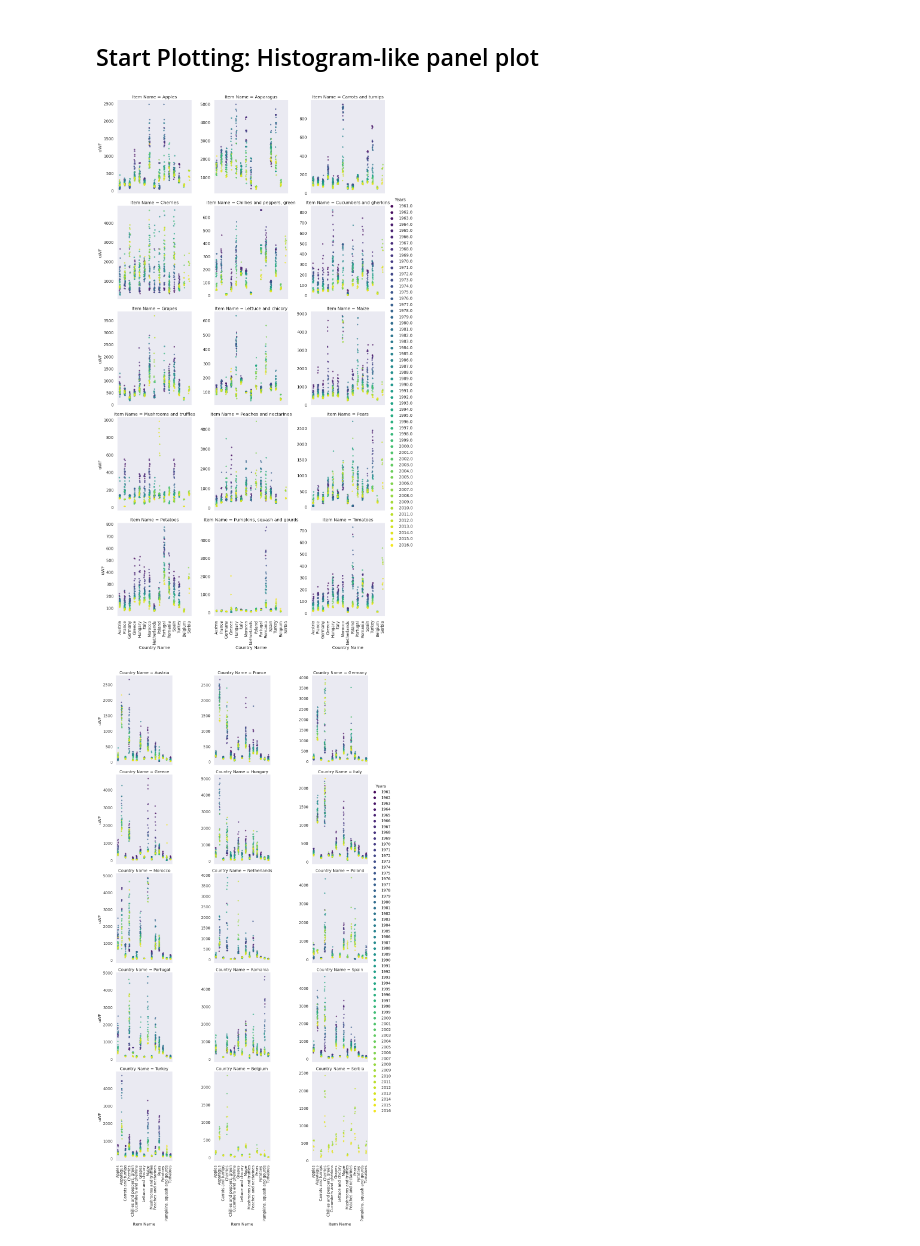
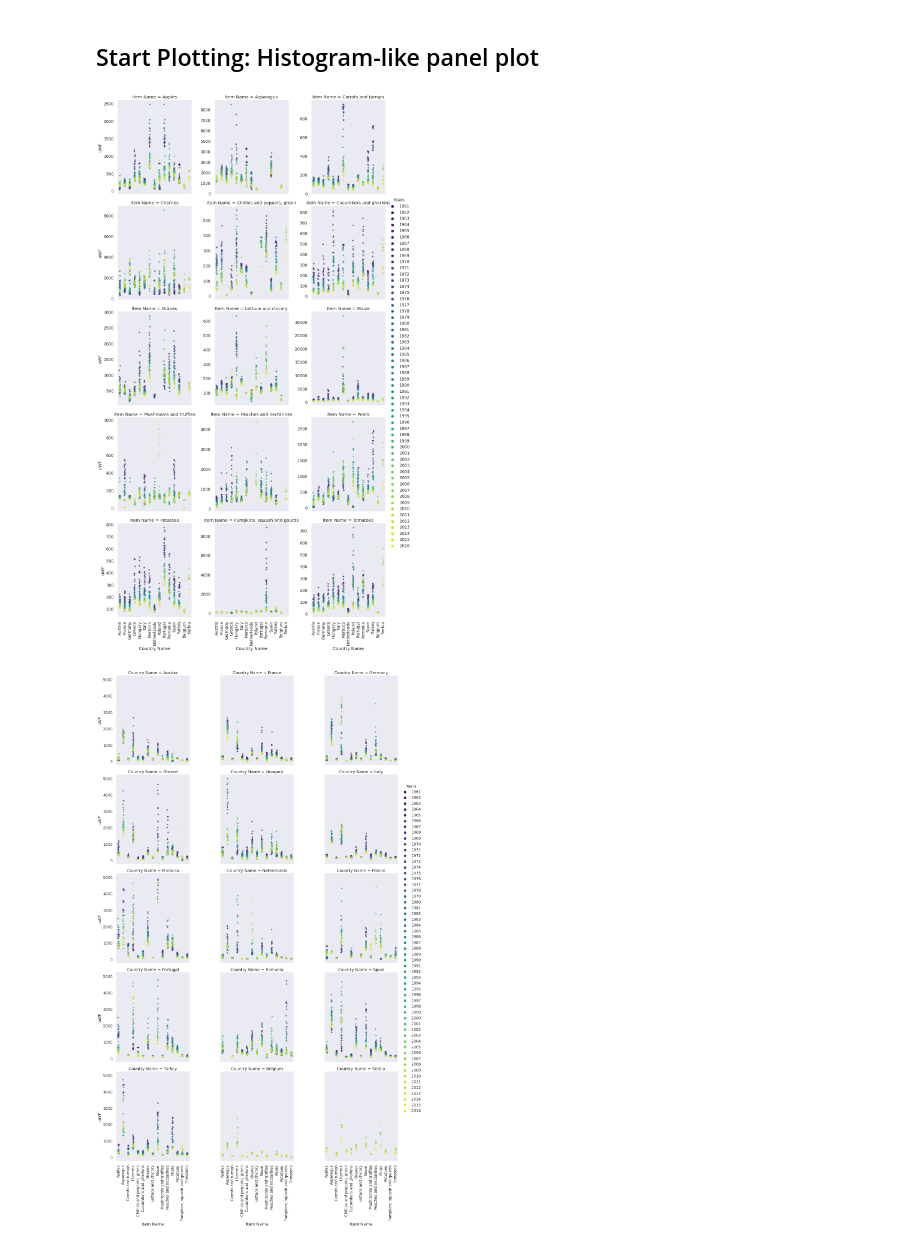
Before and after one commit to jburdano/uWF101, a Jupyter notebook: task9_joerg_hist.ipynb, the cells around one changed output. Saved outputs shown, nothing was run; the diff lists cells and outputs as text; code cells hidden in the pictures.

Commit message:
revised task3 and updated task4+9 (_5perc)

```diff
--- a/task9_joerg_hist.ipynb
+++ b/task9_joerg_hist.ipynb
@@ -6,9 +6,9 @@ import matplotlib.pyplot as plt
 import seaborn as sns
 # %%
 # read in uWF data, downloaded from watertofood.org
-path = "/home/jburdano/code/Techlab/virtualwater/"
-fil =  "New_1960-2016.csv" #"watertofood_data_21crops_11countries_1960-2016.csv"
-df = pd.read_csv(path+fil, ";",header=1)
+path = "/home/jburdano/projects/uWF101/"
+fil =  "watertofood_uWF-weight_15crops_15countries_1960-2016_5perc.csv"
+df = pd.read_csv(path+fil) #, ";",header=1)
 df = df.mask(df==0)    # set zero values to nan-values
 df.head(5)
 # %% [output]
@@ -42,4 +38,0 @@ dfpl.head(5)
-# %%
-print(dfpl["uWF"].isna().sum())
-dfpl.loc[dfpl["uWF"]>5000,"uWF"] = np.nan  #exclude values larger than 5k l/kg from plot
-print(dfpl["uWF"].isna().sum())
@@ -49,3 +38,0 @@ print(dfpl["uWF"].isna().sum())
-# %%
-dfpl.loc[:,"Years"] = dfpl.loc[:,"Years"].astype("int")
-dfpl.dtypes
@@ -57,0 +41,11 @@ dtype: object
+# %%
+df_item_avg = df.loc[:,["Item Name","Item Category","Weight_t","uWF"]].groupby("Item Name").agg("mean")
+df_item_avg
+
+df_item_avg["water_content"] = [.86,.94,.91,.83,.93,.96,.82,.95,.74,.93,.89,.84,.85,.87,.95]
+display(df_item_avg.loc[:,["uWF","water_content"]])
+df_item_avg.iloc[1,:] = np.nan # "Asparagus"
+display(df_item_avg.corr())
+
+plt.style.use("fivethirtyeight")
+sns.regplot(x="uWF",y="water_content",data=df_item_avg);
@@ -62,16 +79,26 @@ sns.set_theme(context='talk', style='dark', font='sans-serif',
               font_scale=.8, color_codes=True, rc=None)
 pal = sns.color_palette("viridis", len(dfpl["Years"].unique()))
 # %%
-g = sns.catplot(x="Country Name", y="uWF", hue="Years",
+#fig,ax = plt.subplots(5,3,figsize=[80,20])
+g=sns.catplot(x="Country Name", y="uWF", hue="Years",
             col="Item Name", col_wrap=3, aspect=.9, sharey=False,
-            kind="strip", data=dfpl, alpha = .7, palette=pal); #, palette=pal
+            kind="strip", data=df, alpha = .7, palette=pal); #, palette=pal
+# plt.clf()
+# plt.colorbar(fig)
+# ax.legend_.remove()
 g.set_xticklabels(rotation=90);
 # %% [output]
-[figure, old version]
+[figure, new version]
 # %%
+# norm = plt.Normalize(dfpl["Years"].min(), dfpl["Years"].max())
+# sm = plt.cm.ScalarMappable(cmap="viridis", norm=norm)
+# sm.set_array([])
+
 g = sns.catplot(x="Item Name", y="uWF", hue="Years",
-            col="Country Name", col_wrap=3, aspect=.9, sharey=False,
-            kind="strip", data=dfpl, palette=pal, alpha = .68);
+            col="Country Name", col_wrap=3, aspect=1.0, sharey=True,
+            kind="strip", data=dfpl, palette=pal, alpha = .68); #palette=pal
+#g.get_legend().remove()
+#g.figure.colorbar(sm)
 g.set_xticklabels(rotation=90);
 # %% [output]
-[figure, old version]
+[figure, new version]
```
Also changed, not shown: parts of 9 cells of this notebook, 2 other files.
